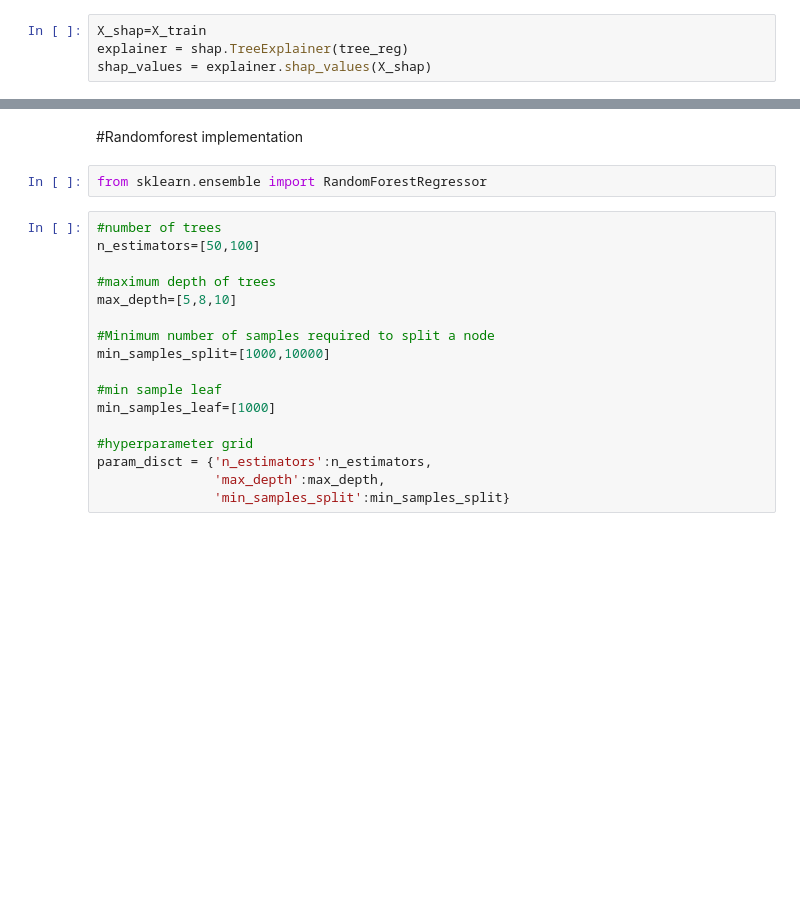
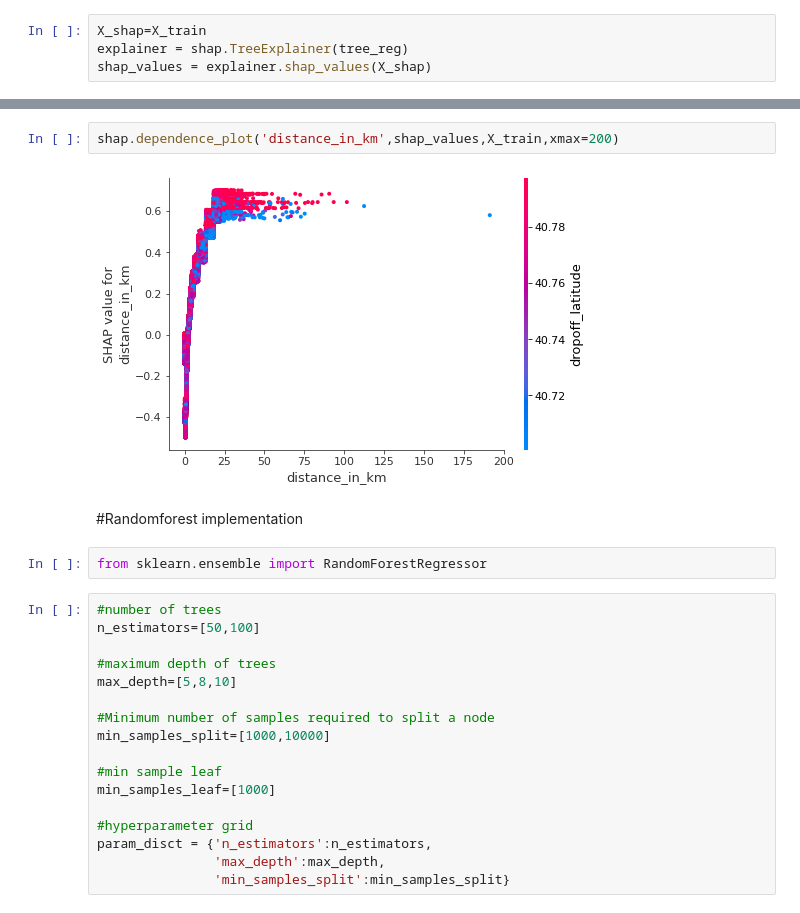
Before and after one commit to issatyajit/NYC-taxi-time-prediction, a Jupyter notebook: NYC_Taxi_Trip_Time_Prediction_Capstone_Project.ipynb, the cells around one changed output, grey strips where cells are left out. Drawn from its saved outputs; the diff is of its cells as text; blank space fills up the shorter version.

```diff
--- a/NYC_Taxi_Trip_Time_Prediction_Capstone_Project.ipynb
+++ b/NYC_Taxi_Trip_Time_Prediction_Capstone_Project.ipynb
@@ -390,3 +410,7 @@ shap.summary_plot(shap_values, X_test)
+# %%
+shap.dependence_plot('distance_in_km',shap_values,X_train,xmax=200)
+# %% [output]
+[figure, added]
 # %% [markdown]
 #Randomforest implementation
 # %%
```
Also changed, not shown: parts of 22 cells of this notebook.
